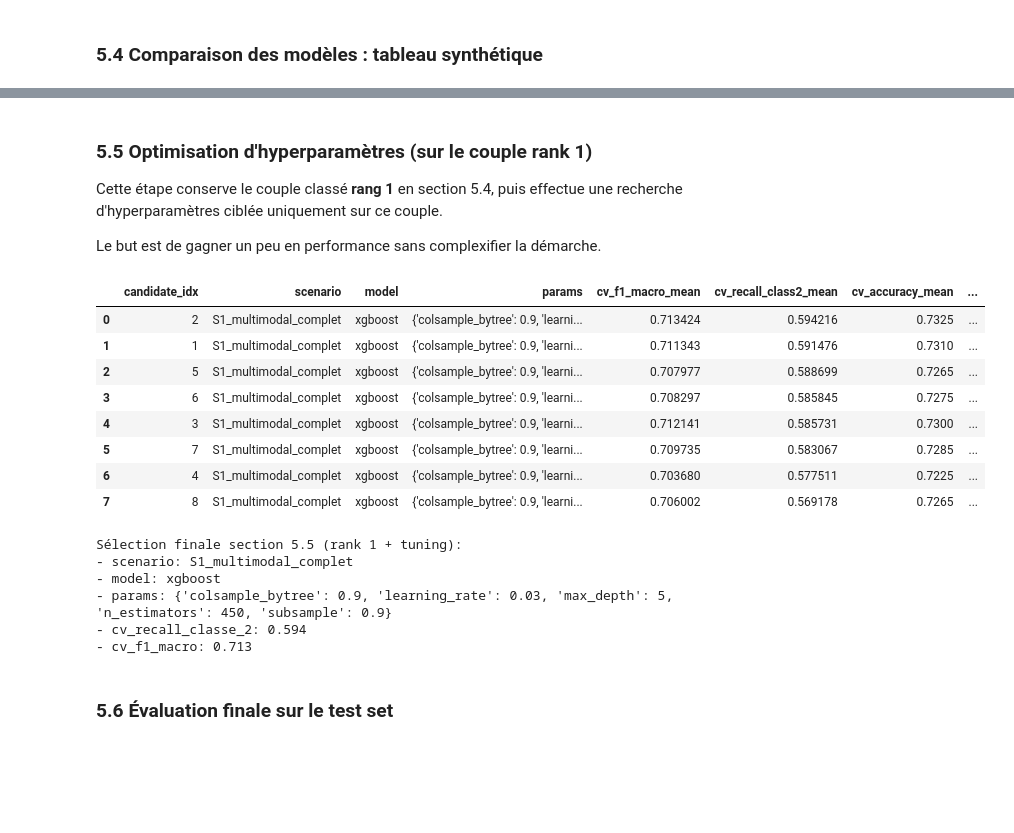
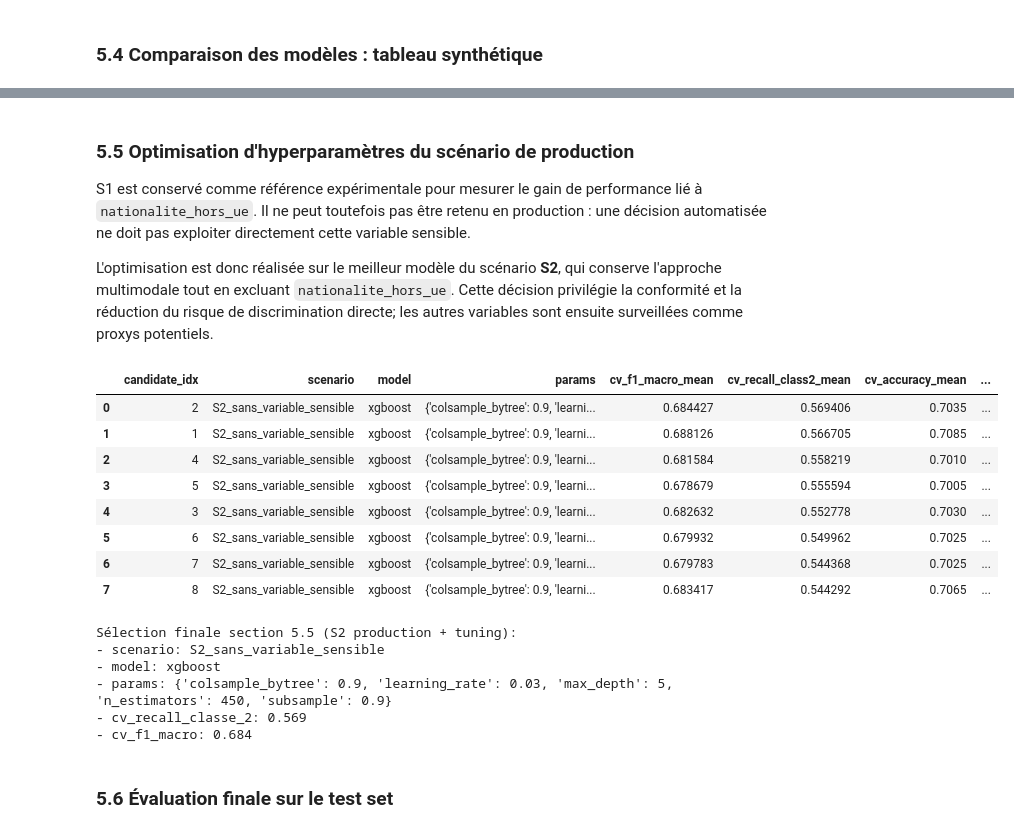
Before and after one commit to userZku/multimodal-classification, a Jupyter notebook: notebooks/multimodal-classification.ipynb, the cells around one changed output, grey strips where cells are left out. Saved outputs shown, nothing was run; the diff lists cells and outputs as text; code cells hidden in the pictures; blank space fills up the shorter version.

```diff
--- a/notebooks/multimodal-classification.ipynb
+++ b/notebooks/multimodal-classification.ipynb
@@ -1257,22 +1257,28 @@ print(f"Meilleur couple CV: {best_scenario} + {best_model_name}")
 Meilleur couple CV: S1_multimodal_complet + xgboost
 # %% [markdown]
-### 5.5 Optimisation d'hyperparamètres (sur le couple rank 1)
+### 5.5 Optimisation d'hyperparamètres du scénario de production
 
-Cette étape conserve le couple classé **rang 1** en section 5.4, puis effectue une recherche d'hyperparamètres ciblée uniquement sur ce couple.
+S1 est conservé comme référence expérimentale pour mesurer le gain de performance lié à `nationalite_hors_ue`. Il ne peut toutefois pas être retenu en production : une décision automatisée ne doit pas exploiter directement cette variable sensible.
 
-Le but est de gagner un peu en performance sans complexifier la démarche.
+L'optimisation est donc réalisée sur le meilleur modèle du scénario **S2**, qui conserve l'approche multimodale tout en excluant `nationalite_hors_ue`. Cette décision privilégie la conformité et la réduction du risque de discrimination directe; les autres variables sont ensuite surveillées comme proxys potentiels.
 # %%
 from sklearn.model_selection import ParameterGrid, cross_validate
 from time import perf_counter
 
 assert "comparison_table" in globals(), "Exécuter la section 5.4 avant cette cellule"
 
-# 1) On part du meilleur couple CV (rank 1)
-best_rank1 = comparison_table.sort_values(["rank", "cv_f1_macro_mean"], ascending=[True, False]).iloc[0]
-selected_scenario = best_rank1["scenario"]
-selected_model_name = best_rank1["model"]
+# S1 sert de référence expérimentale. S2 est le seul scénario éligible à la
+# production car il exclut la variable sensible nationalite_hors_ue.
+production_scenario = "S2_sans_variable_sensible"
+production_candidates = comparison_table.loc[
+    comparison_table["scenario"] == production_scenario
+].sort_values(["rank", "cv_f1_macro_mean"], ascending=[True, False])
 
-# 2) Grille courte selon le modèle sélectionné
+assert not production_candidates.empty, "Le scénario S2 est absent du tableau de comparaison"
+best_production_candidate = production_candidates.iloc[0]
+selected_scenario = production_scenario
+selected_model_name = best_production_candidate["model"]
+
 param_grids = {
     "xgboost": {
         "n_estimators": [300, 450],
@@ -1307,14 +1313,14 @@ base_model = candidate_models[selected_model_name]
 grid = list(ParameterGrid(param_grids[selected_model_name]))
 
 tuning_rows = []
-for i, params in enumerate(grid, start=1):
+for candidate_index, params in enumerate(grid, start=1):
     model = clone(base_model).set_params(**params)
     pipe = Pipeline([
         ("prep", clone(prep_tune)),
         ("clf", model),
     ])
 
-    t0 = perf_counter()
+    started_at = perf_counter()
     scores = cross_validate(
         pipe,
         X_tune,
@@ -1325,51 +1331,51 @@ for i, params in enumerate(grid, start=1):
         return_train_score=False,
         error_score="raise",
     )
-    elapsed = perf_counter() - t0
+    elapsed = perf_counter() - started_at
 
     tuning_rows.append({
-        "candidate_idx": i,
+        "candidate_idx": candidate_index,
         "scenario": selected_scenario,
         "model": selected_model_name,
         "params": params,
         "cv_f1_macro_mean": float(np.mean(scores["test_f1_macro"])),
         "cv_recall_class2_mean": float(np.mean(scores["test_recall_class_2"])),
         "cv_accuracy_mean": float(np.mean(scores["test_accuracy"])),
         "cv_runtime_s": round(elapsed, 2),
     })
 
 tuning_results = pd.DataFrame(tuning_rows).sort_values(
     by=["cv_recall_class2_mean", "cv_f1_macro_mean"],
     ascending=False,
 ).reset_index(drop=True)
 
 display(tuning_results)
 
 best_tuned_row = tuning_results.iloc[0]
 selected_params = best_tuned_row["params"]
 
-print("Sélection finale section 5.5 (rank 1 + tuning):")
+print("Sélection finale section 5.5 (S2 production + tuning):")
 print(f"- scenario: {selected_scenario}")
 print(f"- model: {selected_model_name}")
 print(f"- params: {selected_params}")
 print(f"- cv_recall_classe_2: {best_tuned_row['cv_recall_class2_mean']:.3f}")
 print(f"- cv_f1_macro: {best_tuned_row['cv_f1_macro_mean']:.3f}")
 # %% [output]
 |  | candidate_idx | scenario | model | params | cv_f1_macro_mean | cv_recall_class2_mean | cv_accuracy_mean | ... |
-| 0 | 2 | S1_multimodal_complet | xgboost | {'colsample_bytree': 0.9, 'learni... | 0.713424 | 0.594216 | 0.7325 | ... |
-| 1 | 1 | S1_multimodal_complet | xgboost | {'colsample_bytree': 0.9, 'learni... | 0.711343 | 0.591476 | 0.7310 | ... |
-| 2 | 5 | S1_multimodal_complet | xgboost | {'colsample_bytree': 0.9, 'learni... | 0.707977 | 0.588699 | 0.7265 | ... |
-| 3 | 6 | S1_multimodal_complet | xgboost | {'colsample_bytree': 0.9, 'learni... | 0.708297 | 0.585845 | 0.7275 | ... |
-| 4 | 3 | S1_multimodal_complet | xgboost | {'colsample_bytree': 0.9, 'learni... | 0.712141 | 0.585731 | 0.7300 | ... |
-| 5 | 7 | S1_multimodal_complet | xgboost | {'colsample_bytree': 0.9, 'learni... | 0.709735 | 0.583067 | 0.7285 | ... |
-| 6 | 4 | S1_multimodal_complet | xgboost | {'colsample_bytree': 0.9, 'learni... | 0.703680 | 0.577511 | 0.7225 | ... |
-| 7 | 8 | S1_multimodal_complet | xgboost | {'colsample_bytree': 0.9, 'learni... | 0.706002 | 0.569178 | 0.7265 | ... |
+| 0 | 2 | S2_sans_variable_sensible | xgboost | {'colsample_bytree': 0.9, 'learni... | 0.684427 | 0.569406 | 0.7035 | ... |
+| 1 | 1 | S2_sans_variable_sensible | xgboost | {'colsample_bytree': 0.9, 'learni... | 0.688126 | 0.566705 | 0.7085 | ... |
+| 2 | 4 | S2_sans_variable_sensible | xgboost | {'colsample_bytree': 0.9, 'learni... | 0.681584 | 0.558219 | 0.7010 | ... |
+| 3 | 5 | S2_sans_variable_sensible | xgboost | {'colsample_bytree': 0.9, 'learni... | 0.678679 | 0.555594 | 0.7005 | ... |
+| 4 | 3 | S2_sans_variable_sensible | xgboost | {'colsample_bytree': 0.9, 'learni... | 0.682632 | 0.552778 | 0.7030 | ... |
+| 5 | 6 | S2_sans_variable_sensible | xgboost | {'colsample_bytree': 0.9, 'learni... | 0.679932 | 0.549962 | 0.7025 | ... |
+| 6 | 7 | S2_sans_variable_sensible | xgboost | {'colsample_bytree': 0.9, 'learni... | 0.679783 | 0.544368 | 0.7025 | ... |
+| 7 | 8 | S2_sans_variable_sensible | xgboost | {'colsample_bytree': 0.9, 'learni... | 0.683417 | 0.544292 | 0.7065 | ... |
-Sélection finale section 5.5 (rank 1 + tuning):
-- scenario: S1_multimodal_complet
+Sélection finale section 5.5 (S2 production + tuning):
+- scenario: S2_sans_variable_sensible
 - model: xgboost
 - params: {'colsample_bytree': 0.9, 'learning_rate': 0.03, 'max_depth': 5, 'n_estimators': 450, 'subsample': 0.9}
-- cv_recall_classe_2: 0.594
-- cv_f1_macro: 0.713
+- cv_recall_classe_2: 0.569
+- cv_f1_macro: 0.684
 # %% [markdown]
 ### 5.6 Évaluation finale sur le test set
 # %%
```
Also changed, not shown: parts of 7 cells of this notebook, 13 other files.
